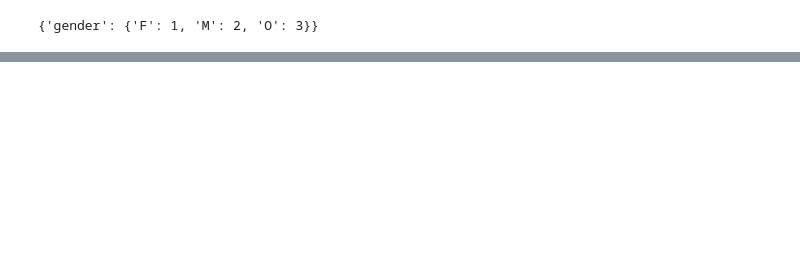
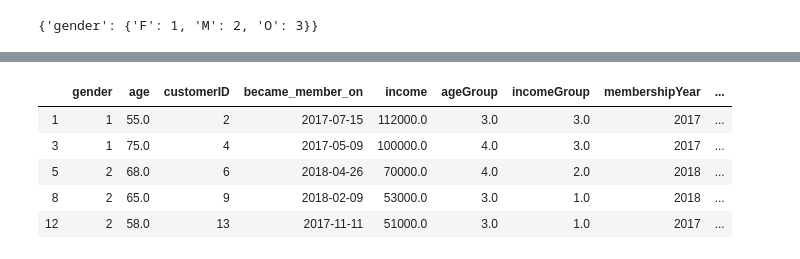
Before and after one commit to alserranor/StarbucksPromotion, a Jupyter notebook: Starbucks.ipynb, the cells around one changed output, grey strips where cells are left out. Saved outputs shown, nothing was run; the diff lists cells and outputs as text; code cells hidden in the pictures; blank space fills up the shorter version.

```diff
--- a/Starbucks.ipynb
+++ b/Starbucks.ipynb
@@ -520,0 +594,9 @@ dfProfile.head()
+# %%
+dfProfile.head()
+# %% [output]
+|  | gender | age | customerID | became_member_on | income | ageGroup | incomeGroup | membershipYear | ... |
+| 1 | 1 | 55.0 | 2 | 2017-07-15 | 112000.0 | 3.0 | 3.0 | 2017 | ... |
+| 3 | 1 | 75.0 | 4 | 2017-05-09 | 100000.0 | 4.0 | 3.0 | 2017 | ... |
+| 5 | 2 | 68.0 | 6 | 2018-04-26 | 70000.0 | 4.0 | 2.0 | 2018 | ... |
+| 8 | 2 | 65.0 | 9 | 2018-02-09 | 53000.0 | 3.0 | 1.0 | 2018 | ... |
+| 12 | 2 | 58.0 | 13 | 2017-11-11 | 51000.0 | 3.0 | 1.0 | 2017 | ... |
```
Also changed, not shown: parts of 12 cells of this notebook.
